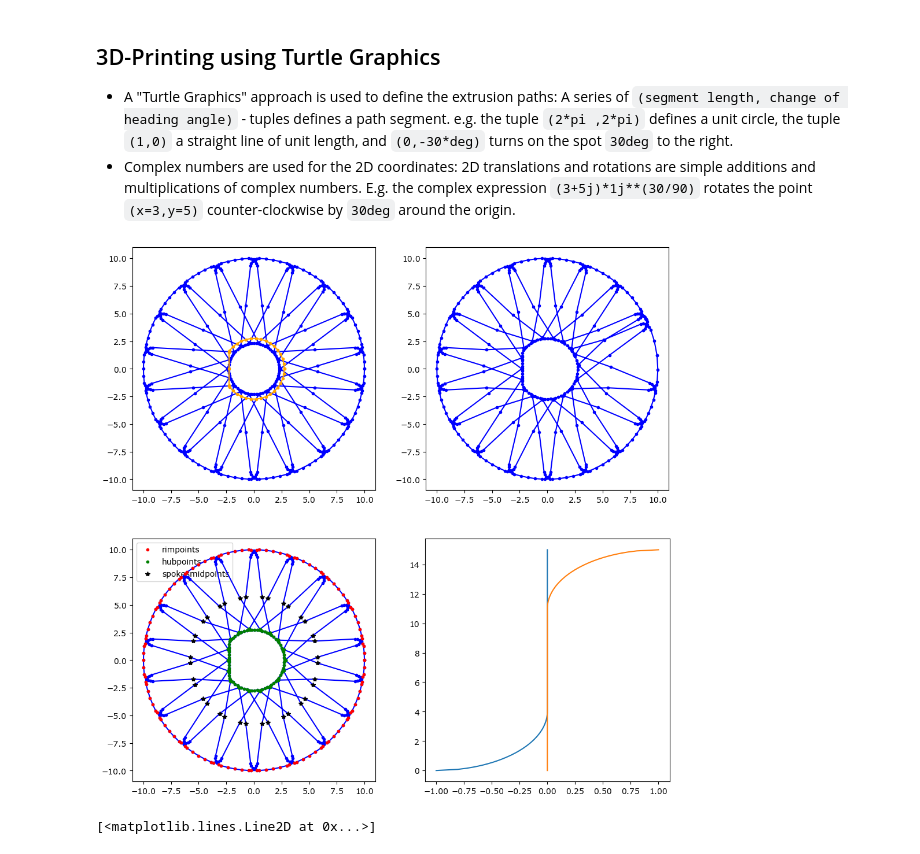
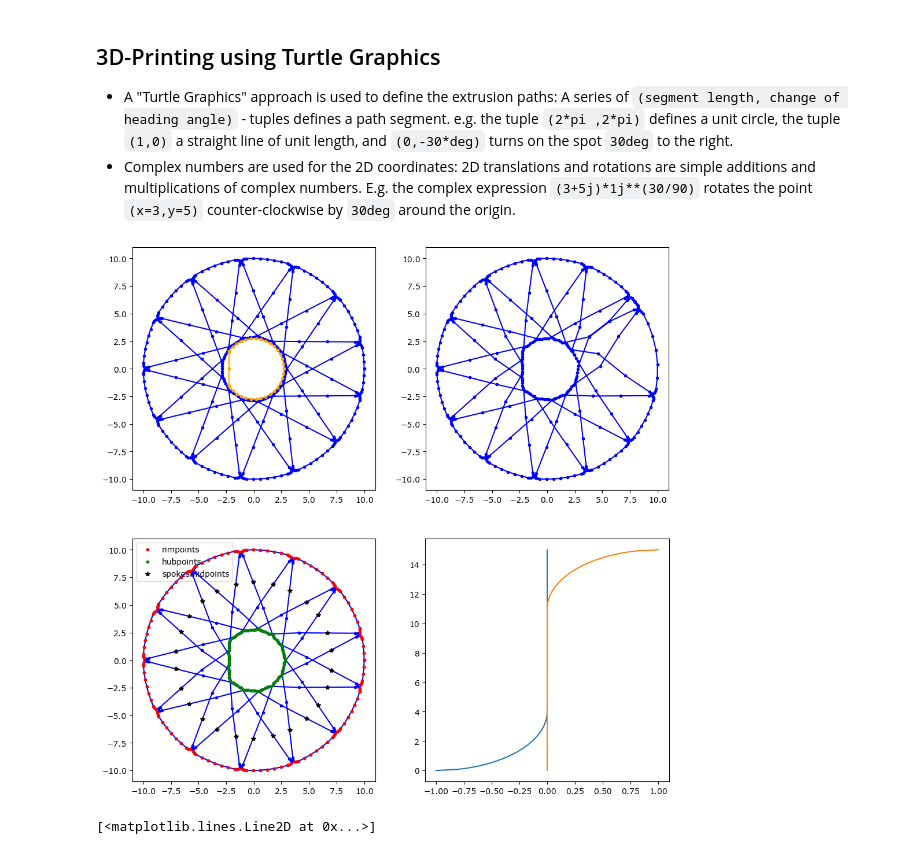
Before and after one commit to RichardPotthoff/myrepo, a Jupyter notebook: turtle_capstan.ipynb, the cells around one changed output. Cells and saved outputs as stored; diff of their text form; code cells hidden in the pictures.

Commit message:
change to 13 spokes from 18 to make more room for return wire

```diff
--- a/turtle_capstan.ipynb
+++ b/turtle_capstan.ipynb
@@ -130,14 +130,14 @@ def getMeshSeg(mesh,j):
 def mirror(a): return a+a[::-1]
 def offset(path,dr): return [(l+dr*a,a)for l,a in path]
 def meshSegment(l=1,nl=1,w1=0.5,w2=0.5,r1=0.1,r2=0.1,a=60*deg,c=0*deg,da=0,daw=0):
-    return mirror([(w1/2,daw/2,dict(EW=1,c='r',part='rim')),
-                   (r1*a,a+da/4-daw/2-c/4,dict(EW=0.85,c='b',part='rim')),
-                   *((l/nl,c/2,dict(EW=0.85*(1-i/(nl-1))+0.5*(i/(nl-1)),c='orange',part='spoke')) for i in range(nl)),
-                   (r2*a,-a+da/4-daw/2-c/4,dict(EW=0.5,c='g',part='hub')),
-                   (w2/2,daw/2,dict(EW=0.5,c='g',part='hub'))])
+    return mirror([(w1/2,daw/2,dict(EW=1,c='r',descr='rim')),
+                   (r1*a,a+da/4-daw/2-c/4,dict(EW=0.85,c='b',descr='rim')),
+                   *((l/nl,c/2,dict(EW=0.85*(1-i/(nl-1))+0.7*(i/(nl-1)),c='orange',descr=f'spoke_seg {i} of {nl}')) for i in range(nl)),
+                   (r2*a,-a+da/4-daw/2-c/4,dict(EW=0.5,c='g',descr='hub')),
+                   (w2/2,daw/2,dict(EW=0.5,c='g',descr='hub'))])
 hex=mirror([(0.5,0),(0.1,30*deg)])*6
-ns,nc=18,5
-capstanSegments=meshSegment(l=8,nl=2,w1=2.8,w2=0.5,r1=1,r2=0.2,a=68* deg,da=2*pi/(ns/nc),c=0*deg,daw=0.7* 2*pi/ns)
+ns,nc=13,5
+capstanSegments=meshSegment(l=8,nl=3,w1=4,w2=0.5,r1=1,r2=0.4,a=55*deg,da=2*pi/(ns/nc),c=0*deg,daw=0.7* 2*pi/ns)
 
 pr1,props=list(zip(*Segments2Complex(capstanSegments,scale=1,tol=0.01,loops=ns,return_start=True,return_props=True)))
 pr1=np.array(pr1)
@@ -176,34 +176,34 @@ pc=r*np.exp(1j*t)
 pt=pc*(r+np.interp(t/(2*pi),pthread.imag,pthread.real))/r
 fig,((ax1,ax2),(ax3,ax4))=plt.subplots(2,2,figsize=(12,12))
 #ax4.plot(vhexmix.real,vhexmix.imag,'b.-')
 ax1.plot(pDshaft.real,pDshaft.imag,'.-',c='orange',zorder=6)
 ax3.plot(vDshaftmix.real,vDshaftmix.imag,'b.-',zorder=6)
 ax3.plot(vDshaftmix[rimpoints].real,vDshaftmix[rimpoints].imag,'r.',zorder=7,label='rimpoints')
 ax3.plot(vDshaftmix[hubpoints].real,vDshaftmix[hubpoints].imag,'g.',zorder=8,label='hubpoints')
 ax3.plot(vDshaftmix[spokesmidpoints].real,vDshaftmix[spokesmidpoints].imag,'*',c='k',zorder=9,label='spokesmidpoints')
 #ax2.plot(vhex.real,vhex.imag,'b.-',zorder=5)
 ax1.plot(pr1.real,pr1.imag,'b.-')
 #ax1.scatter(pr1.real,pr1.imag,c=[prop['c'] for prop in props])
 #ax1.plot(phex.real,phex.imag,'r.-',zorder=4)
 for phi_start,phi_end,max_advance in [((0.5-1)*2*pi/ns,(0.5+1)*2*pi/ns,0.7*2*pi/ns)]:
   vDshaftmix_=phase_advance(np.log(vDshaftmix).imag,phi_start,phi_end,max_advance)*vDshaftmix
   ax2.plot(vDshaftmix_.real,vDshaftmix_.imag,'b.-',zorder=6)
 zt=15.0
 zb=0
 zr=np.linspace(0.0,zt,200)
 r_lead_in=4.0
 phase_advance_bottom=[-(1.0-(r_lead_in**2-min(max(r_lead_in-(z-zb),0.0),r_lead_in)**2)**0.5/r_lead_in) for z in zr]
 ax4.plot(phase_advance_bottom,zr)
 phase_advance_top=[(1.0-(r_lead_in**2-min(max(r_lead_in-(zt-z),0.0),r_lead_in)**2)**0.5/r_lead_in) for z in zr]
 ax4.plot(phase_advance_top,zr)
 for ax in(ax1,ax2,ax3):
   ax.set_aspect('equal')
 #  ax.set_xlim(-12.5,12.5)
 #  ax.set_ylim(-12.5,12.5)
 ax3.legend(loc='upper left')
 plt.show()
 # %% [output]
-[figure, old version]
+[figure, new version]
 # %%
 from matplotlib import pyplot as plt
 import numpy as np
```
Also changed, not shown: parts of 2 cells of this notebook.
